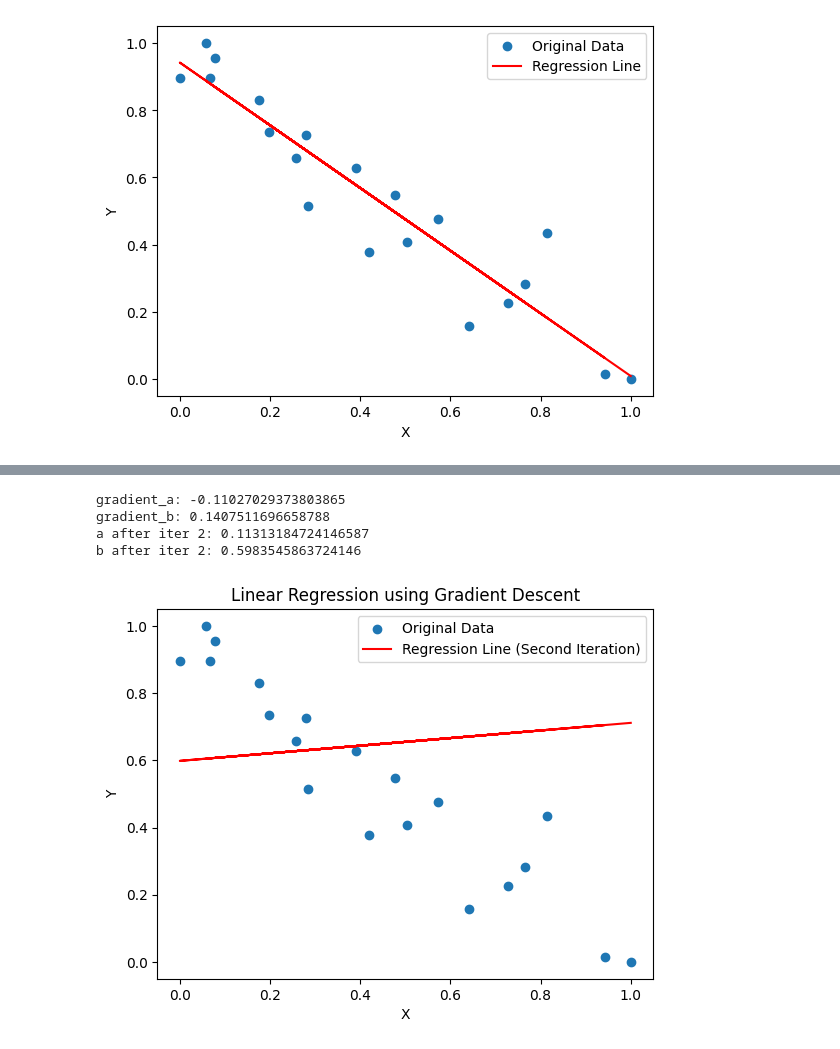
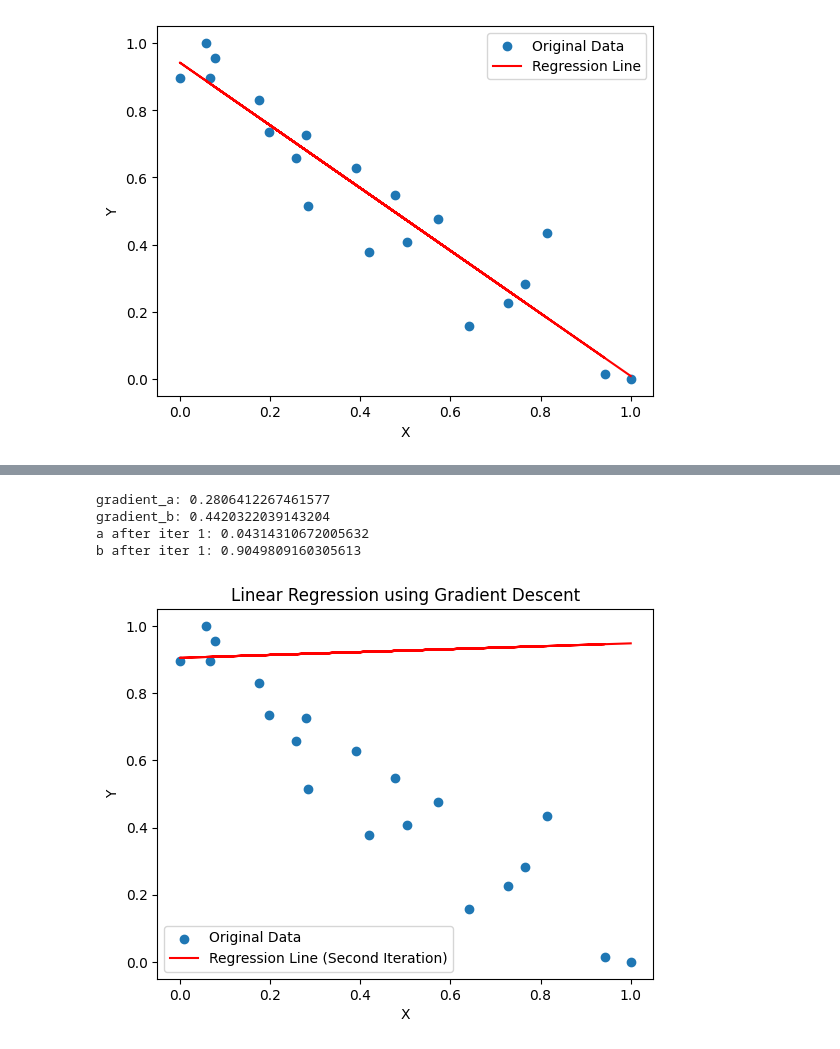
Before and after one commit to umutucak/introML, a Jupyter notebook: assignment1/task_A.ipynb, the cells around one changed output, grey strips where cells are left out. Cells and saved outputs as stored; diff of their text form; code cells hidden in the pictures.

```diff
--- a/assignment1/task_A.ipynb
+++ b/assignment1/task_A.ipynb
@@ -167,32 +190,31 @@ b after iter 1: 0.5997620980690733
 # %%
 # Step 6 Gradient Descent - second iteration
 
-y_prediction = a*df.X + b
+y_prediction = theta[1]*df.X + theta[0]
 
-gradient_a = partial_derivative_a(df.Y, y_prediction)
-gradient_b = partial_derivative_b(np.array(df.Y), np.array(y_prediction), np.array(df.X))
+theta_gradient = get_gradient(theta, np.array(df.X), np.array(df.Y))
 
-a -= L * gradient_a
-b -= L * gradient_b
+theta[0] -= learning_rate * theta_gradient[0]
+theta[1] -= learning_rate * theta_gradient[1]
 
-print("gradient_a:", gradient_a)
-print("gradient_b:", gradient_b)
-print("a after iter 2:", a)
-print("b after iter 2:", b)
+print("gradient_a:", theta_gradient[1])
+print("gradient_b:", theta_gradient[0])
+print("a after iter 1:", theta[1])
+print("b after iter 1:", theta[0])
 
 plt.scatter(df.X, df.Y, label='Original Data')
-plt.plot(df.X, a * df.X + b, color='red', label='Regression Line (Second Iteration)')
+plt.plot(df.X, theta[1]*df.X + theta[0], color='red', label='Regression Line (Second Iteration)')
 plt.xlabel('X')
 plt.ylabel('Y')
 plt.legend()
 plt.title('Linear Regression using Gradient Descent')
 plt.show()
 # %% [output]
-gradient_a: -0.11027029373803865
-gradient_b: 0.1407511696658788
-a after iter 2: 0.11313184724146587
-b after iter 2: 0.5983545863724146
+gradient_a: 0.2806412267461577
+gradient_b: 0.4420322039143204
+a after iter 1: 0.04314310672005632
+b after iter 1: 0.9049809160305613
-[figure, old version]
+[figure, new version]
 # %%
 # Step 7 Gradient Descent - third iteration
 
```
Also changed, not shown: parts of 8 cells of this notebook.
